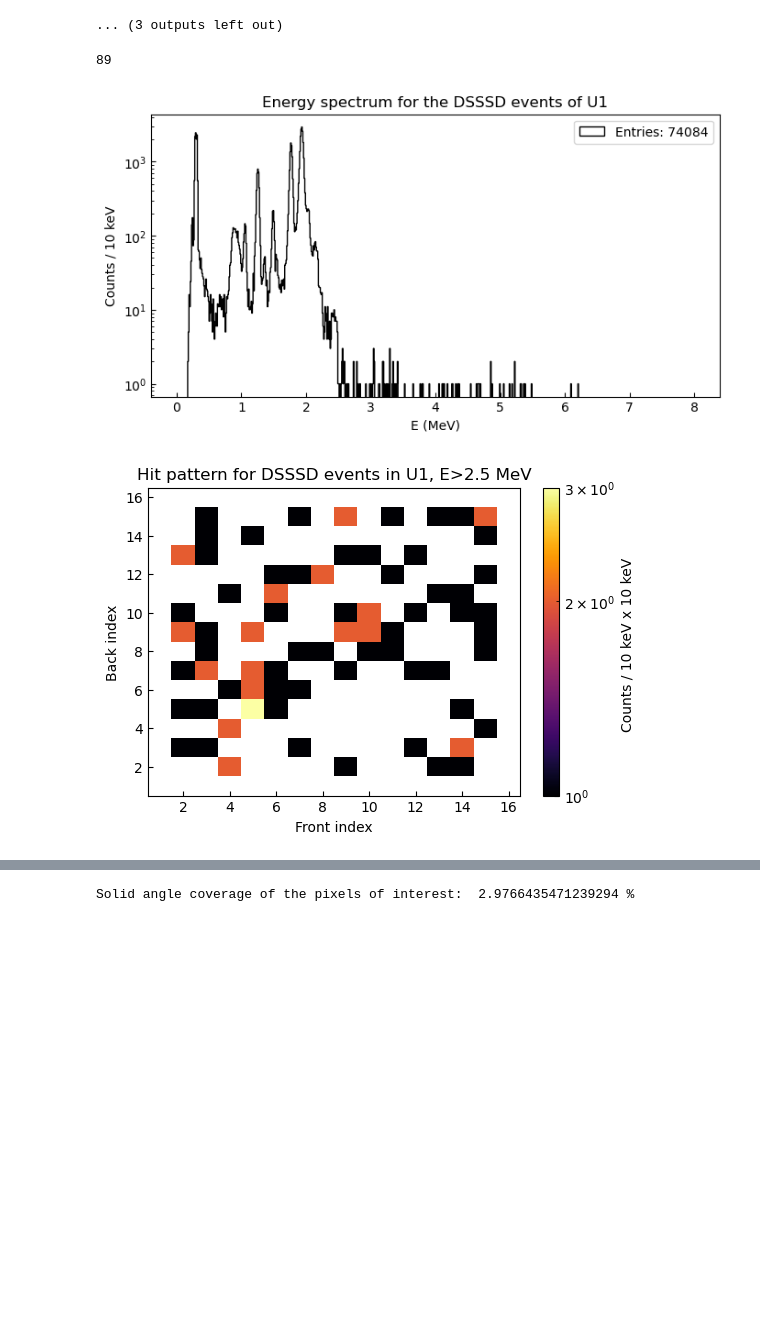
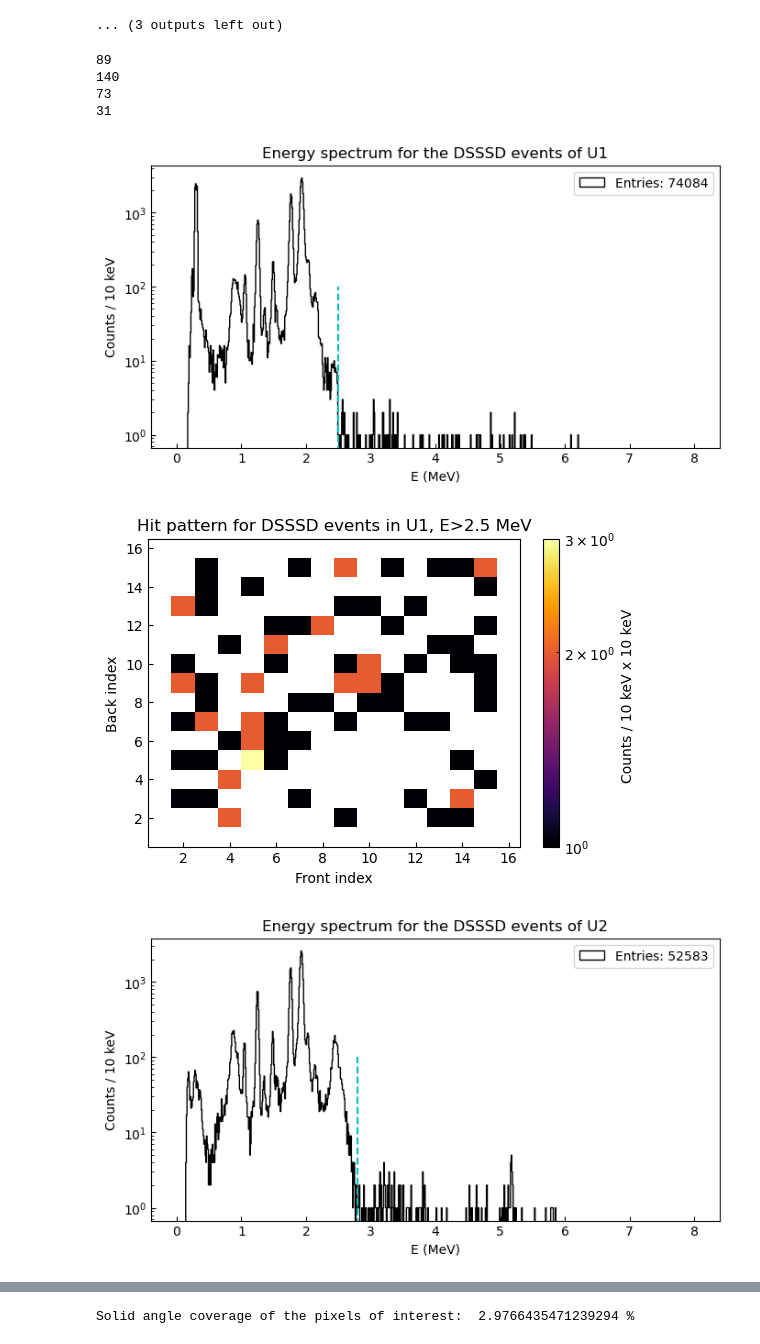
Before and after one commit to phaue/Masters, a Jupyter notebook: analysis/python/dataquality/Mg_size_est.ipynb, the cells around one changed output, grey strips where cells are left out. Cells and saved outputs as stored; diff of their text form; code cells hidden in the pictures; blank space fills up the shorter version.

```diff
--- a/analysis/python/dataquality/Mg_size_est.ipynb
+++ b/analysis/python/dataquality/Mg_size_est.ipynb
@@ -166,7 +166,7 @@ for i in range(4):
     plt.figure(figsize=(8,4))
     plt.hist(k, bins=np.arange(0,8, 0.01), histtype='step', color='k', label=f"Entries: {len(k)}")
     æ = np.array(data_collection[iso][det]["Edep"])
-    #plt.hist(æ[æ>0], bins=np.arange(0,8, 0.01), histtype='step', color='r', label=f"Entries: {len(æ)}")
+    plt.hist(æ[æ>0], bins=np.arange(0,8, 0.01), histtype='step', color='r', label=f"Entries: {len(æ)}")
     plt.legend()
     plt.xlabel("E (MeV)")
     plt.title(f"Energy spectrum of banana events for U{i+1}")
@@ -242,31 +242,37 @@ for j in Eints:
 [figure]
 ... (3 outputs left out)
 # %%
-for i in range(1):
+lims = [2.5, 2.8, 2.6, 6.3]
+for i in range(4):
     det = f"id{i}"
     #k = [a+b for a,b,c in zip(above_fedep[i],above_bedep[i], above_fi[i]) if c<7]
-    k = [a for a,b,c in zip(data_collection[iso][det]["Edep"],data_collection[iso][det]["FI"],data_collection[iso][det]["BI"]) if 2.5<a<3.1]
-    f = [b-0.5 for a,b,c in zip(data_collection[iso][det]["Edep"],data_collection[iso][det]["FI"],data_collection[iso][det]["BI"]) if 2.5<a]
-    b = [b-0.5 for a,b,c in zip(data_collection[iso][det]["Edep"],data_collection[iso][det]["BI"],data_collection[iso][det]["FI"]) if 2.5<a]
+#    k = [a for a,b,c in zip(data_collection[iso][det]["Edep"],data_collection[iso][det]["FI"],data_collection[iso][det]["BI"]) if 2.5<a<3.1]
+    f = [b-0.5 for a,b,c in zip(data_collection[iso][det]["Edep"],data_collection[iso][det]["FI"],data_collection[iso][det]["BI"]) if lims[i]<a]
+    b = [b-0.5 for a,b,c in zip(data_collection[iso][det]["Edep"],data_collection[iso][det]["BI"],data_collection[iso][det]["FI"]) if lims[i]<a]
     æ = np.array(data_collection[iso][det]["Edep"])
     plt.figure(figsize=(8,4))
     plt.hist(æ[æ>0], bins=np.arange(0,8, 0.01), histtype='step', color='k', label=f"Entries: {len(æ)}")
+    plt.vlines(lims[i], 0, 1e2, color='c', ls='--')
     plt.legend()
     plt.xlabel("E (MeV)")
     plt.ylabel("Counts / 10 keV")
     plt.yscale('log')
     plt.title(f"Energy spectrum for the DSSSD events of U{i+1}")
 
     plt.figure(figsize=(6,4))
     plt.hist2d(f, b, bins=(np.arange(0.5, 17.5, 1), np.arange(0.5,17.5,1)),
                 cmap=plt.cm.inferno, norm=mpl.colors.LogNorm(), rasterized=True)
-    plt.title(f"Hit pattern for DSSSD events in U{i+1}, E>2.5 MeV")
+    plt.title(f"Hit pattern for DSSSD events in U{i+1}, E>{lims[i]} MeV")
     cbar = plt.colorbar()
     cbar.ax.set_ylabel(f"Counts / 10 keV x 10 keV ")
     plt.xlabel('Front index')
     plt.ylabel('Back index')
     print(len(f))
 # %% [output]
 89
+140
+73
+31
-[figure, old version]
+[figure, new version]
 [figure]
+[figure, added]
```
Also changed, not shown: parts of 4 cells of this notebook, 9 other files.
